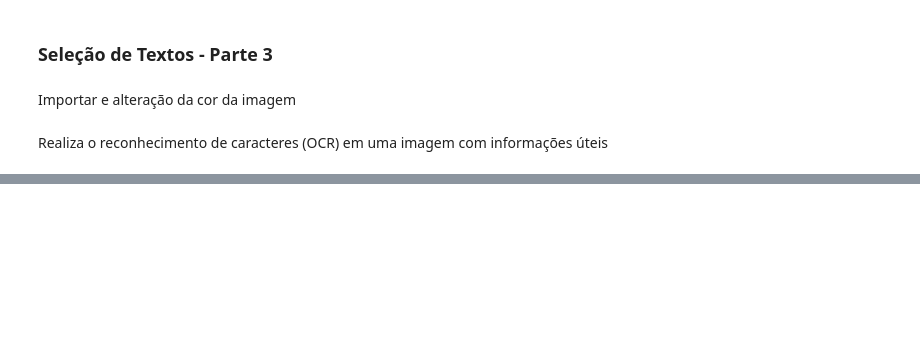
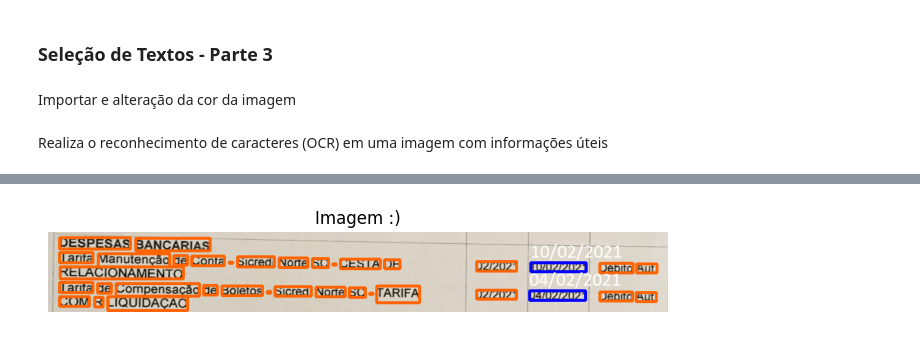
Before and after one commit to rafael-torres-nantes/Study-TextRecognition, a Jupyter notebook: OCR com Tesseract/OCR-Tesseract.ipynb, the cells around one changed output, grey strips where cells are left out. Drawn from its saved outputs; the diff is of its cells as text; code cells hidden in the pictures; blank space fills up the shorter version.

```diff
--- a/OCR com Tesseract/OCR-Tesseract.ipynb
+++ b/OCR com Tesseract/OCR-Tesseract.ipynb
@@ -524,19 +613,42 @@ resultado
 # %%
 # https://regexr.com/
 padrao_data = '^(0[1-9]|[12][0-9]|3[01])/(0[1-9]|1[012])/(19|20)\d\d$'
-# %%
-datas = []
-img_copia = rgb.copy()
-for i in range(0, len(resultado['text'])):
-  confianca = int(resultado['conf'][i])
-  if confianca > min_conf:
-    texto = resultado['text'][i]
-    if re.match(padrao_data, texto):
-      x, y, img = caixa_texto(resultado, img_copia, (0,0,255))
-      img_copia = escreve_texto(texto, x, y, img_copia, fonte, 12)
-      datas.append(texto)
-    else:
-      x, y, img_copia = caixa_texto(resultado, img_copia)
-cv2_imshow(img_copia)
+# %%
+# Lista para armazenar as datas identificadas na imagem
+datas = []
+
+# Cria uma cópia da imagem RGB original para preservar a original durante o processamento
+img_copia = rgb.copy()
+
+# Itera sobre todos os elementos detectados no resultado do OCR
+for i in range(0, len(resultado['text'])):
+    # Converte a confiança do OCR para o texto atual em um valor inteiro
+    confianca = int(resultado['conf'][i])
+
+    # Verifica se a confiança é maior que o valor mínimo estabelecido (min_conf)
+    if min_conf < confianca:
+
+        # Extrai o texto reconhecido pelo OCR para o bloco atual
+        texto = resultado['text'][i]
+
+        # Verifica se o texto extraído corresponde ao padrão de data especificado
+        if re.match(padrao_data, texto):
+
+          # Obtém as coordenadas da caixa delimitadora e atualiza a imagem
+          x, y, img = bounding_box(resultado, img_copia, i, (0,0,255))
+
+          # Adiciona o texto na imagem copiada, na posição especificada por (x, y)
+          img_copia = placeTextOnImage(texto, x, y, img_copia, fonte)
+
+          # Adiciona o texto (data) à lista de datas identificadas
+          datas.append(texto)
+        else:
+          # Obtém as coordenadas da caixa delimitadora e atualiza a imagem
+          x, y, img = bounding_box(resultado, img_copia, i)
+
+# Plota a imagem copiada com os textos detectados desenhados na tela
+plot_image(img_copia, 'Imagem :)')
+# %% [output]
+[figure, added]
 # %%
 datas
```
Also changed, not shown: parts of 30 cells of this notebook.
